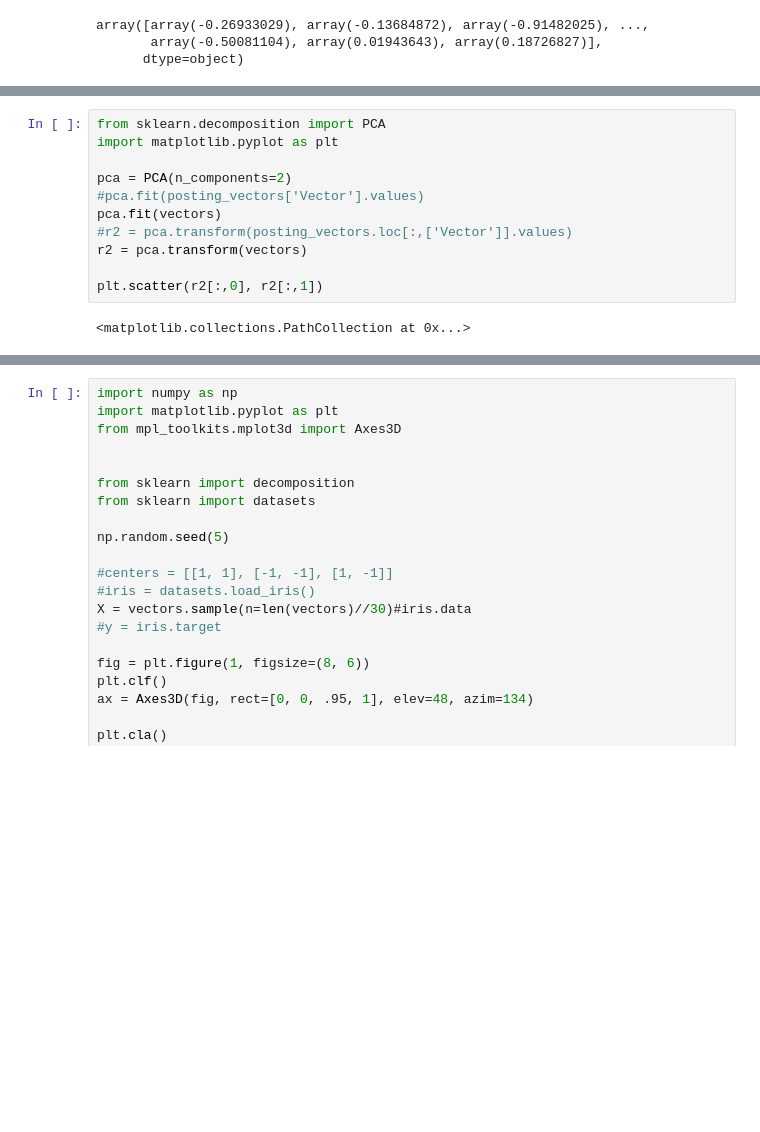
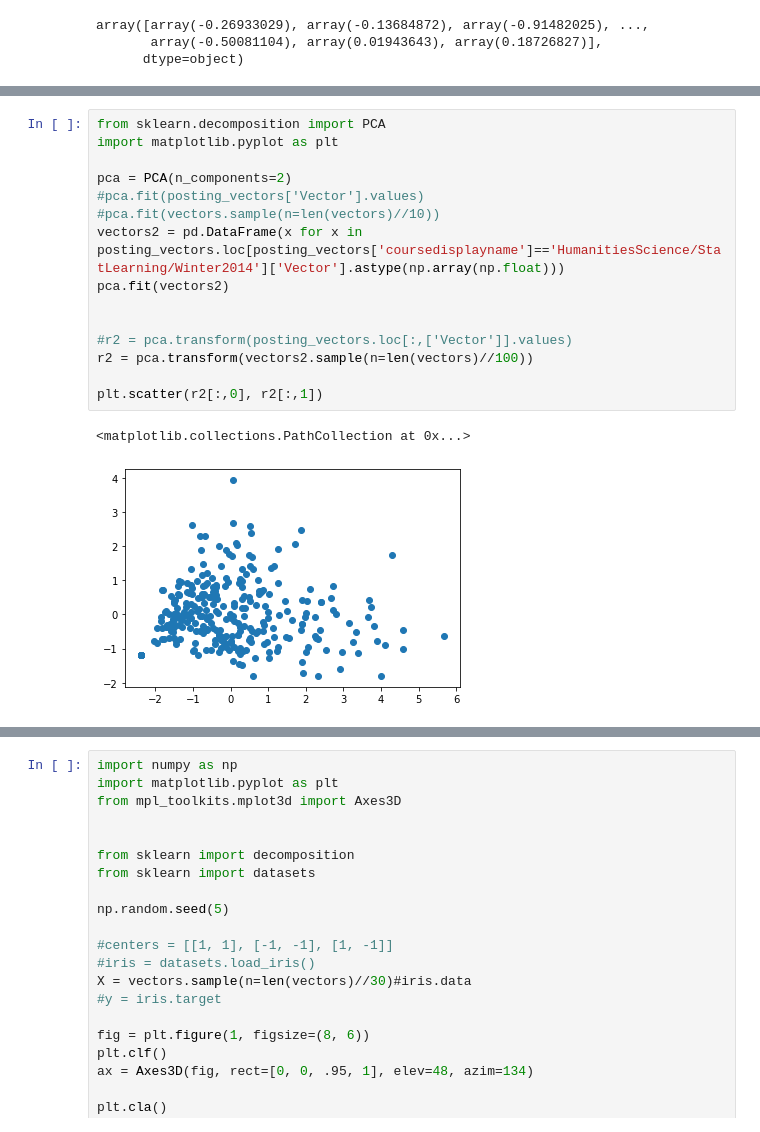
Before and after one commit to tiago-clementino/consensus_x_relevance, a Jupyter notebook: data_treatments/analysis.ipynb, the cells around one changed output, grey strips where cells are left out. Drawn from its saved outputs; the diff is of its cells as text; blank space fills up the shorter version.

```diff
--- a/data_treatments/analysis.ipynb
+++ b/data_treatments/analysis.ipynb
@@ -188,13 +336,18 @@ posting_vectors[['Vector']].apply(np.array).values[0][0]
 # %%
 from sklearn.decomposition import PCA
 import matplotlib.pyplot as plt
 
 pca = PCA(n_components=2)
 #pca.fit(posting_vectors['Vector'].values)
-pca.fit(vectors)
+#pca.fit(vectors.sample(n=len(vectors)//10))
+vectors2 = pd.DataFrame(x for x in posting_vectors.loc[posting_vectors['coursedisplayname']=='HumanitiesScience/StatLearning/Winter2014']['Vector'].astype(np.array(np.float)))
+pca.fit(vectors2)
+
+
 #r2 = pca.transform(posting_vectors.loc[:,['Vector']].values)
-r2 = pca.transform(vectors)
+r2 = pca.transform(vectors2.sample(n=len(vectors)//100))
 
 plt.scatter(r2[:,0], r2[:,1])
 # %% [output]
 <matplotlib.collections.PathCollection at 0x...>
+[figure, added]
```
Also changed, not shown: parts of 25 cells of this notebook, 2 other files.
